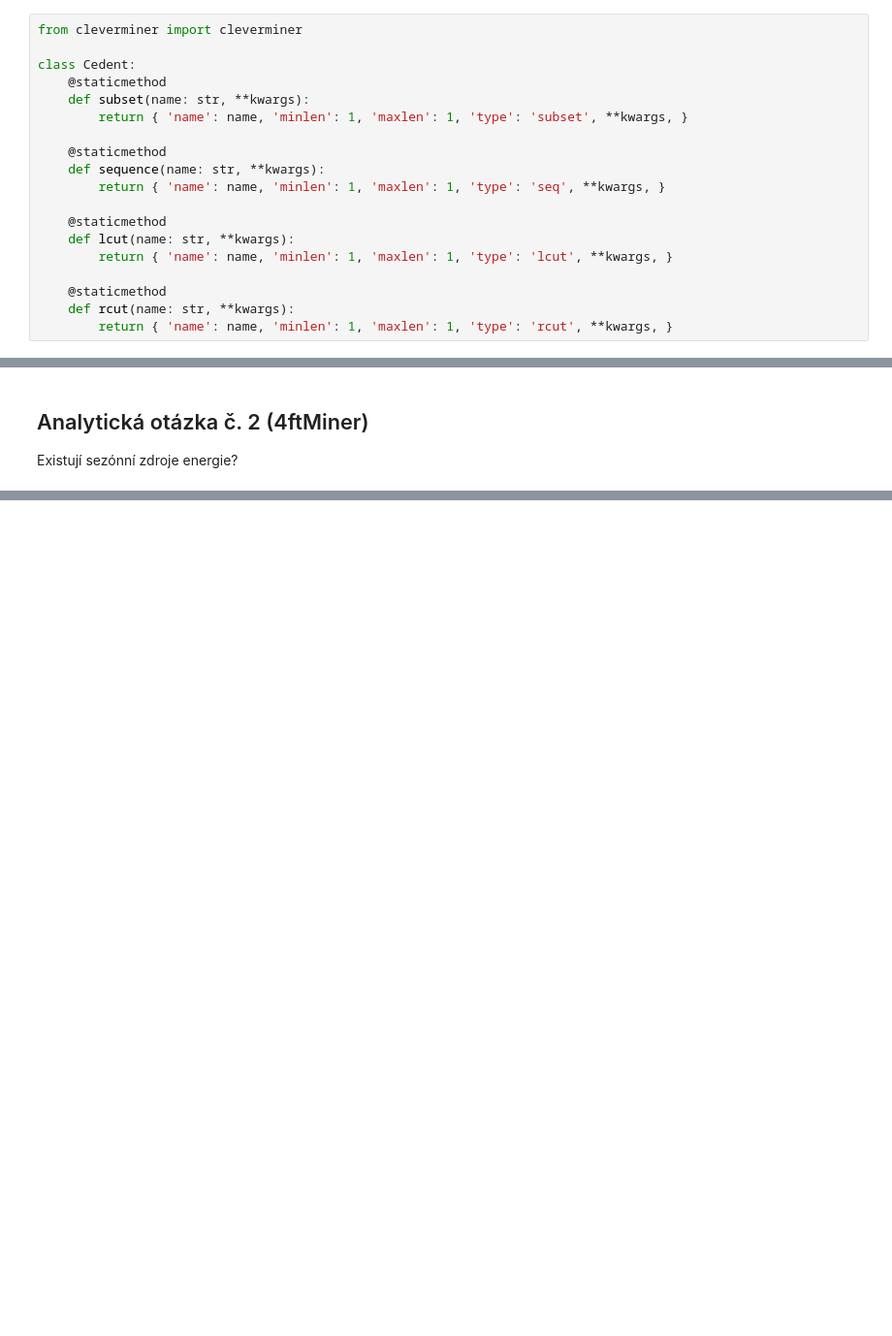
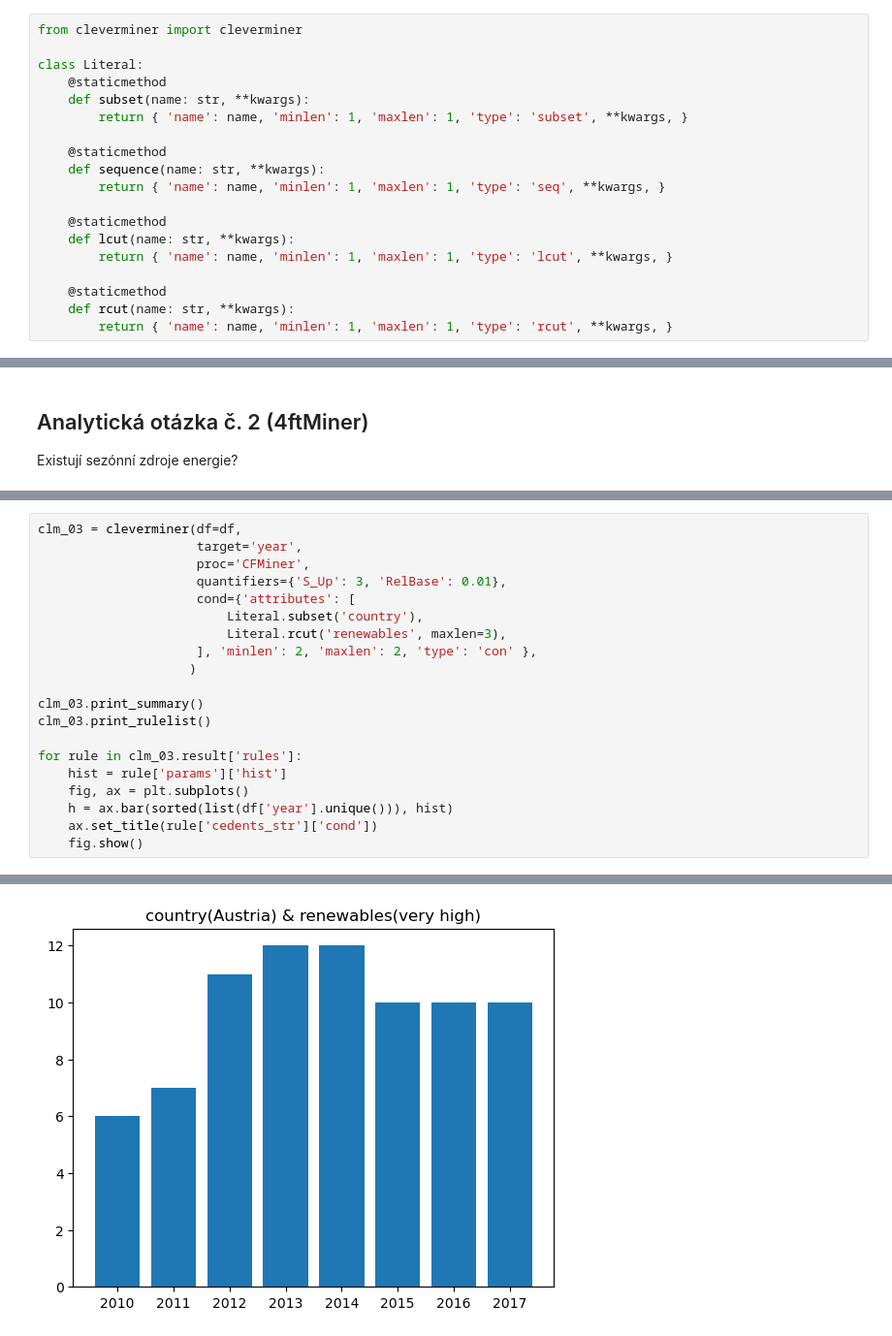
Before and after one commit to MrkMrk00/dzd-coursework, a Jupyter notebook: work.ipynb, the cells around one changed output, grey strips where cells are left out. Shown at 97% size. Drawn from its saved outputs; the diff is of its cells as text; blank space fills up the shorter version.

Commit message:
first CFMiner

```diff
--- a/work.ipynb
+++ b/work.ipynb
@@ -668,7 +668,7 @@ Index(['country', 'year', 'month', 'season', 'avg_sealevel_pressure_hpa',
 # %%
 from cleverminer import cleverminer
 
-class Cedent:
+class Literal:
     @staticmethod
     def subset(name: str, **kwargs):
         return { 'name': name, 'minlen': 1, 'maxlen': 1, 'type': 'subset', **kwargs, }
@@ -805,0 +821,21 @@ Jako sezonní zdroj energie jsme odhalili _solar_ - na podzim a v zimě docház
+# %%
+clm_03 = cleverminer(df=df,
+                     target='year',
+                     proc='CFMiner',
+                     quantifiers={'S_Up': 3, 'RelBase': 0.01},
+                     cond={'attributes': [
+                         Literal.subset('country'),
+                         Literal.rcut('renewables', maxlen=3),
+                     ], 'minlen': 2, 'maxlen': 2, 'type': 'con' },
+                    )
+
+clm_03.print_summary()
+clm_03.print_rulelist()
+
+for rule in clm_03.result['rules']:
+    hist = rule['params']['hist']
+    fig, ax = plt.subplots()
+    h = ax.bar(sorted(list(df['year'].unique())), hist)
+    ax.set_title(rule['cedents_str']['cond'])
+    fig.show()
+# %% [output]
@@ -805,0 +859 @@ Jako sezonní zdroj energie jsme odhalili _solar_ - na podzim a v zimě docház
+[figure, added]
```
Also changed, not shown: parts of 8 cells of this notebook.
